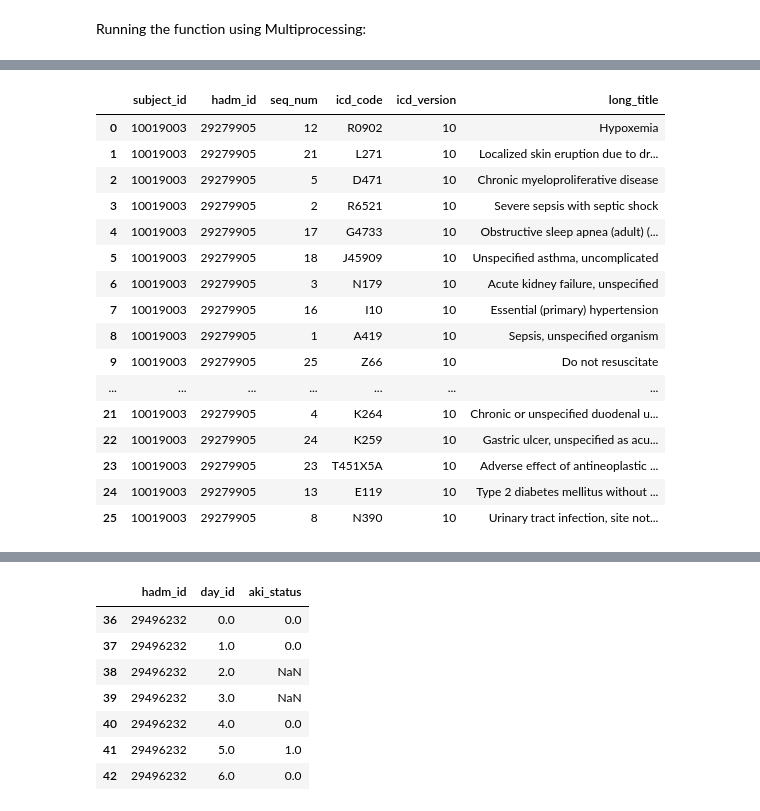
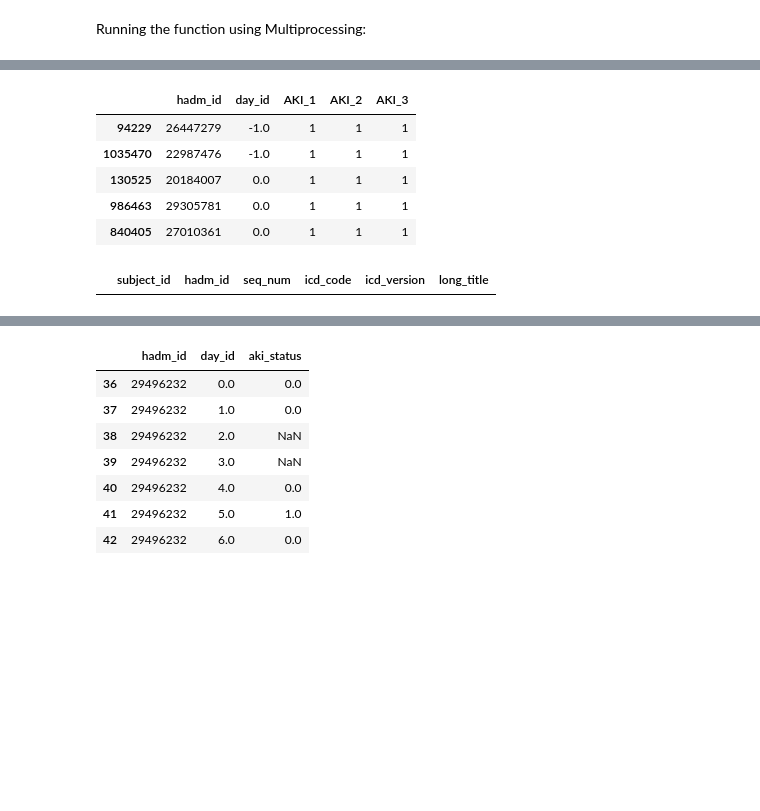
Before and after one commit to maslenkovas/aki_prediction, a Jupyter notebook: other/preprocessing.ipynb, the cells around one changed output, grey strips where cells are left out. Drawn from its saved outputs; the diff is of its cells as text; code cells hidden in the pictures; blank space fills up the shorter version.

```diff
--- a/other/preprocessing.ipynb
+++ b/other/preprocessing.ipynb
@@ -24,6 +29,7 @@ import pandas as pd
 data_icd_diagnoses = pd.read_csv(DATA_PATH+'mimic-iv-1.0/hosp/d_icd_diagnoses.csv')
 
 data_icd_diagnoses.columns = data_icd_diagnoses.columns.str.lower()
+data_icd_diagnoses.long_title = data_icd_diagnoses.long_title.str.lower()
 
 data_icd_diagnoses.head()
 # %% [output]
@@ -754,0 +822,3 @@ admissions = labevents_creatinine[~labevents_creatinine.day_id.isna()].drop_dupl
+# %%
+# icd codes for AKI
+AKI_icd = list(data_icd_diagnoses[(data_icd_diagnoses.long_title.str.contains('acute')) & (data_icd_diagnoses.long_title.str.contains('kidney'))& (data_icd_diagnoses.long_title.str.contains(('|').join(['failure', 'injury'])))].icd_code.values)
@@ -828,22 +976,15 @@ final_aki_status.head(35)
+# %%
+aki_status_df[aki_status_df.AKI_3==1].sort_values('day_id').drop_duplicates(subset=['hadm_id']).head(5)
+# %% [output]
+|  | hadm_id | day_id | AKI_1 | AKI_2 | AKI_3 |
+| 94229 | 26447279 | -1.0 | 1 | 1 | 1 |
+| 1035470 | 22987476 | -1.0 | 1 | 1 | 1 |
+| 130525 | 20184007 | 0.0 | 1 | 1 | 1 |
+| 986463 | 29305781 | 0.0 | 1 | 1 | 1 |
+| 840405 | 27010361 | 0.0 | 1 | 1 | 1 |
 # %%
-adm = 29279905
-data_diagnoses[data_diagnoses.hadm_id==adm].merge(data_icd_diagnoses)
+adm = 27010361
+data_diagnoses[data_diagnoses.hadm_id==adm].merge(data_icd_diagnoses).merge(data_icd_diagnoses[data_icd_diagnoses.icd_code.isin(AKI_icd)])
 # %% [output]
 |  | subject_id | hadm_id | seq_num | icd_code | icd_version | long_title |
-| 0 | 10019003 | 29279905 | 12 | R0902 | 10 | Hypoxemia |
-| 1 | 10019003 | 29279905 | 21 | L271 | 10 | Localized skin eruption due to dr... |
-| 2 | 10019003 | 29279905 | 5 | D471 | 10 | Chronic myeloproliferative disease |
-| 3 | 10019003 | 29279905 | 2 | R6521 | 10 | Severe sepsis with septic shock |
-| 4 | 10019003 | 29279905 | 17 | G4733 | 10 | Obstructive sleep apnea (adult) (... |
-| 5 | 10019003 | 29279905 | 18 | J45909 | 10 | Unspecified asthma, uncomplicated |
-| 6 | 10019003 | 29279905 | 3 | N179 | 10 | Acute kidney failure, unspecified |
-| 7 | 10019003 | 29279905 | 16 | I10 | 10 | Essential (primary) hypertension |
-| 8 | 10019003 | 29279905 | 1 | A419 | 10 | Sepsis, unspecified organism |
-| 9 | 10019003 | 29279905 | 25 | Z66 | 10 | Do not resuscitate |
-| ... | ... | ... | ... | ... | ... | ... |
-| 21 | 10019003 | 29279905 | 4 | K264 | 10 | Chronic or unspecified duodenal u... |
-| 22 | 10019003 | 29279905 | 24 | K259 | 10 | Gastric ulcer, unspecified as acu... |
-| 23 | 10019003 | 29279905 | 23 | T451X5A | 10 | Adverse effect of antineoplastic ... |
-| 24 | 10019003 | 29279905 | 13 | E119 | 10 | Type 2 diabetes mellitus without ... |
-| 25 | 10019003 | 29279905 | 8 | N390 | 10 | Urinary tract infection, site not... |
 # %%
```
Also changed, not shown: parts of 204 cells of this notebook, 2 other files.
